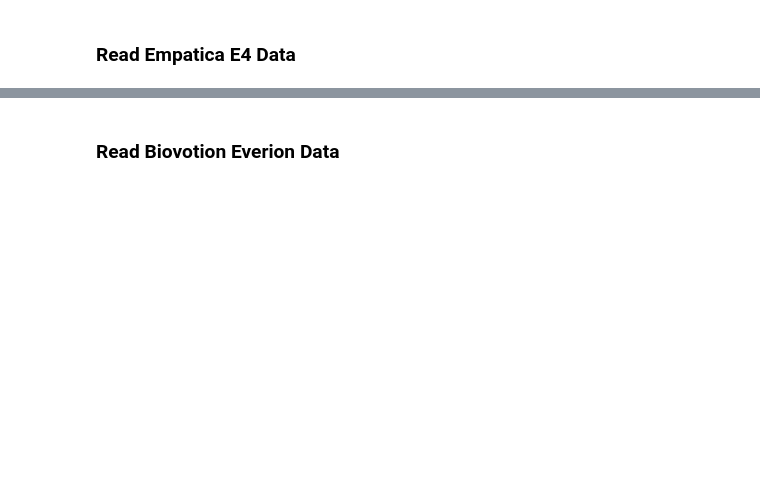
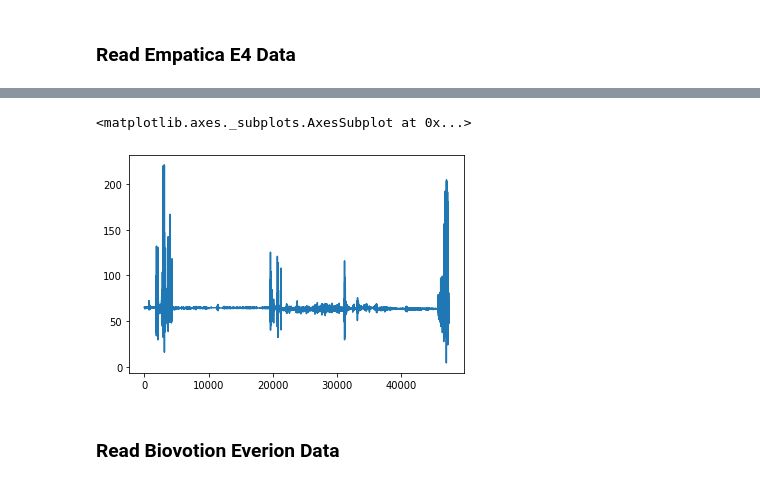
Before and after one commit to hpi-dhc/devicely, a Jupyter notebook: example.ipynb, the cells around one changed output, grey strips where cells are left out. Saved outputs shown, nothing was run; the diff lists cells and outputs as text; code cells hidden in the pictures; blank space fills up the shorter version.

Commit message:
added example for all empatica dataframes in example.ipynb, add tags.csv to Empatica test reading data

```diff
--- a/example.ipynb
+++ b/example.ipynb
@@ -31,5 +92,8 @@ empatica.data.head()
 # %%
-empatica.data['acc_mag'].interpolate(method="time").plot()
+empatica.ACC['acc_mag'].interpolate(method="time").plot()
+# %% [output]
+<matplotlib.axes._subplots.AxesSubplot at 0x...>
+[figure, added]
 # %% [markdown]
 ### Read Biovotion Everion Data
 # %%
```
Also changed, not shown: parts of 15 cells of this notebook, 1 other file.
